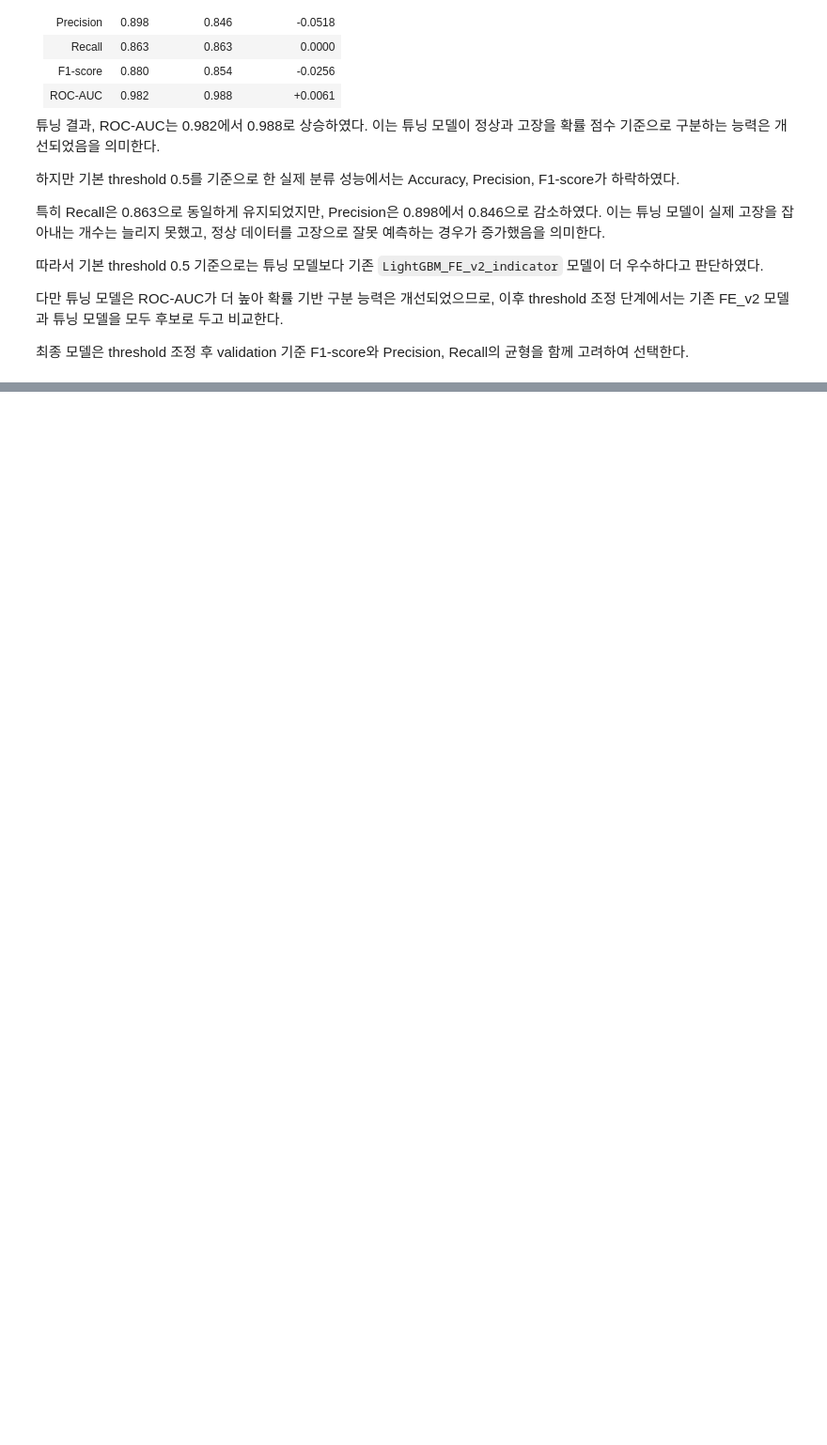
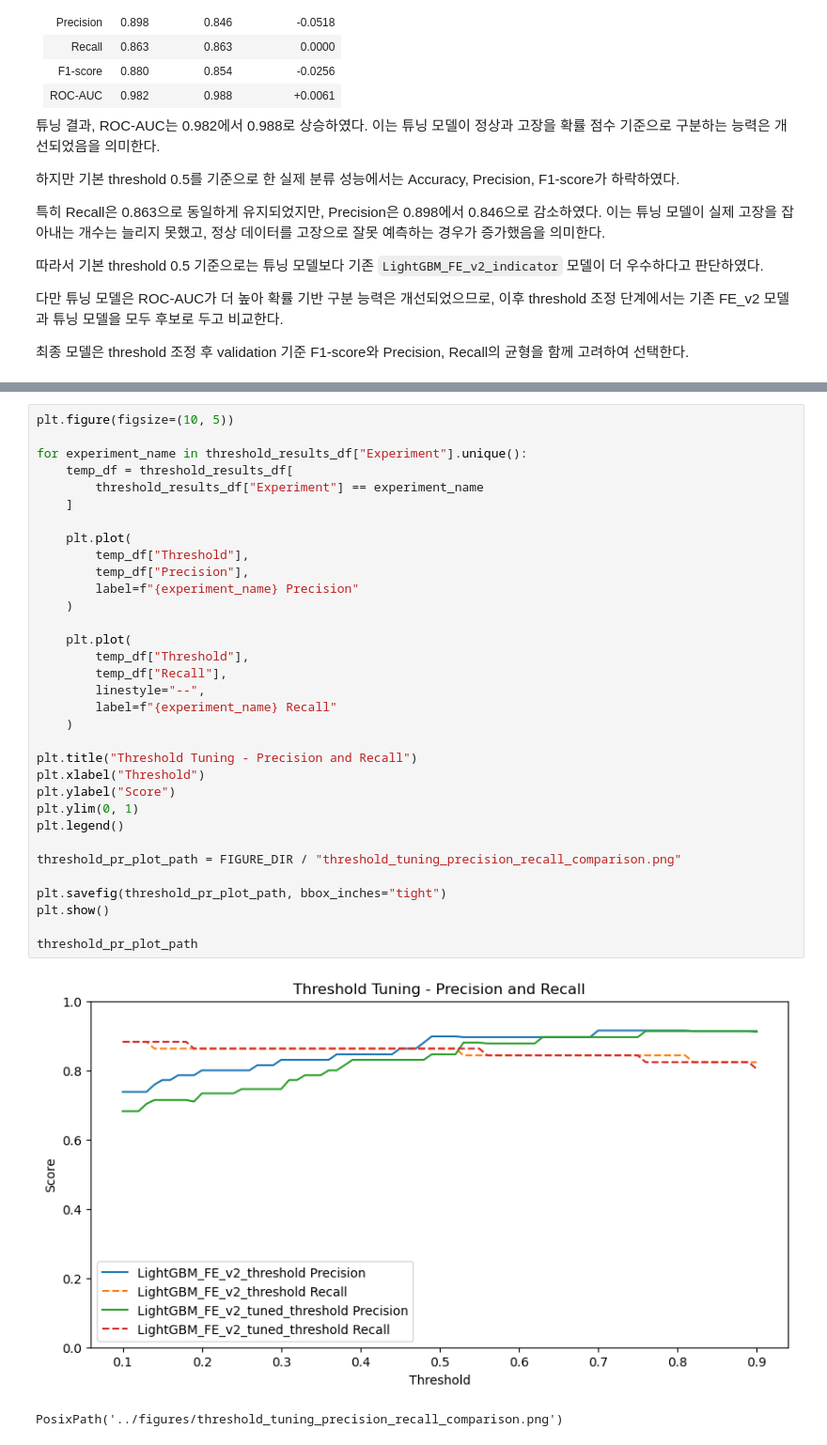
Before and after one commit to mjbaa/manufacturing_macine_learning_project, a Jupyter notebook: notebooks/quality_prediction_model.ipynb, the cells around one changed output, grey strips where cells are left out. Shown at 94% size. Drawn from its saved outputs; the diff is of its cells as text; blank space fills up the shorter version.

```diff
--- a/notebooks/quality_prediction_model.ipynb
+++ b/notebooks/quality_prediction_model.ipynb
@@ -2630,0 +2788,36 @@ tuning_cv_results_df.sort_values(
+# %%
+plt.figure(figsize=(10, 5))
+
+for experiment_name in threshold_results_df["Experiment"].unique():
+    temp_df = threshold_results_df[
+        threshold_results_df["Experiment"] == experiment_name
+    ]
+
+    plt.plot(
+        temp_df["Threshold"],
+        temp_df["Precision"],
+        label=f"{experiment_name} Precision"
+    )
+
+    plt.plot(
+        temp_df["Threshold"],
+        temp_df["Recall"],
+        linestyle="--",
+        label=f"{experiment_name} Recall"
+    )
+
+plt.title("Threshold Tuning - Precision and Recall")
+plt.xlabel("Threshold")
+plt.ylabel("Score")
+plt.ylim(0, 1)
+plt.legend()
+
+threshold_pr_plot_path = FIGURE_DIR / "threshold_tuning_precision_recall_comparison.png"
+
+plt.savefig(threshold_pr_plot_path, bbox_inches="tight")
+plt.show()
+
+threshold_pr_plot_path
+# %% [output]
+[figure, added]
+PosixPath('../figures/threshold_tuning_precision_recall_comparison.png')
```
Also changed, not shown: parts of 38 cells of this notebook, 11 other files.
